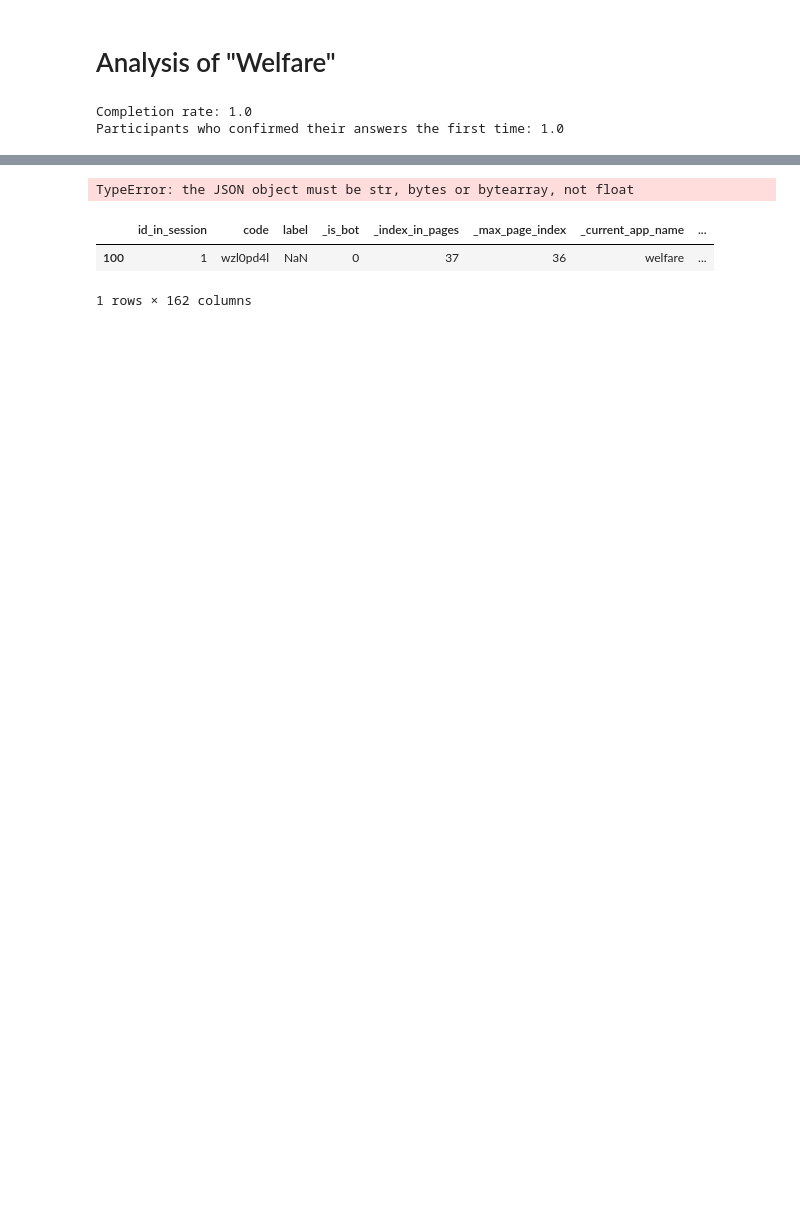
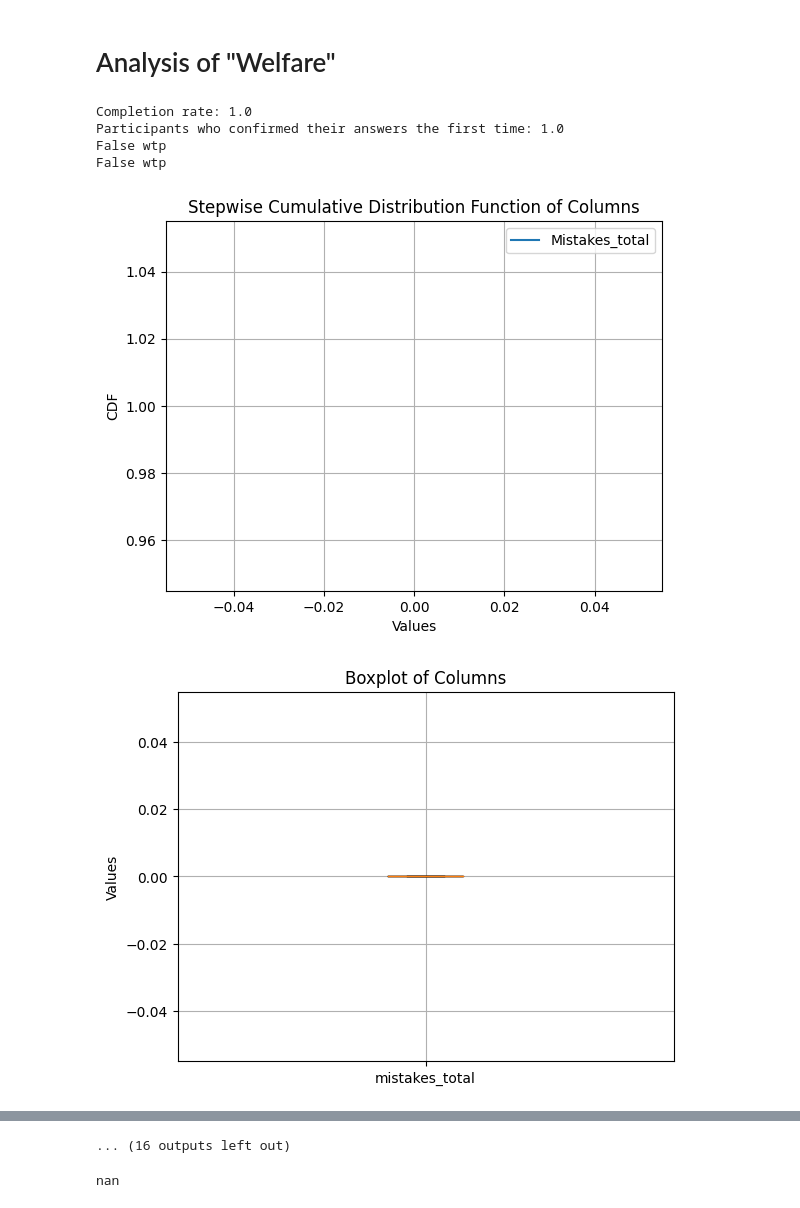
Before and after one commit to LukasBolte/Welfare2, a Jupyter notebook: data_analysis.ipynb, the cells around one changed output, grey strips where cells are left out. Saved outputs shown, nothing was run; the diff lists cells and outputs as text; code cells hidden in the pictures; blank space fills up the shorter version.

```diff
--- a/data_analysis.ipynb
+++ b/data_analysis.ipynb
@@ -93,7 +93,7 @@ data['original_first'] = data['choices_orders'].isin([1,3,6])
 for el in ['ES', 'Trad']:
     def get_wtp_bound(row):
         wtp3 = row[f'{el}_wtp3']
-        if wtp3 is None or wtp3 is np.nan:
+        if wtp3 is None or pd.isna(wtp3):
             return "WTP is None"
         cutoff = json.loads(wtp3)['cutoff']
         parts = cutoff.split(":")
@@ -334,30 +334,34 @@ for question in ['mistakes_cq1', 'mistakes_cq2', 'mistakes_cq3', 'mistakes_cq4',
 plot_and_save_scatter(data, 'Trad_wtp_point', 'ES_wtp_point', subfolder_name)
 plot_and_save_scatter_with_condition(data, 'Trad_wtp_point', 'ES_wtp_point', 'treatment', 'high', 'low', subfolder_name)
 
 
 # Select only the desired columns
 selected_columns = ['label'] + ['warhol','arkansas','experience'] + ['warholWhy','arkansasWhy','experienceWhy']
 selected_data = data[selected_columns]
 
 # Save the selected data to a CSV file in the 'subfolder'
 file_path = os.path.join(subfolder_path, 'open_ended.csv')
 selected_data.to_csv(file_path, index=False)
 
 # Select only the desired columns
 selected_columns = ['label'] +  ['feedback'] + ['feedbackDifficulty', 'feedbackUnderstanding', 'feedbackSatisfied', 'feedbackPay']
 selected_data = data[selected_columns]
 
 # Save the selected data to a CSV file in the 'subfolder'
 file_path = os.path.join(subfolder_path, 'feedback.csv')
 selected_data.to_csv(file_path, index=False)
 
 # Select only the desired columns
 selected_columns = ['label'] + ['Trad_wtp3_bounds','ES_wtp3_bounds'] + ['treatment'] + ['mistakes_total']+ ['MPLWhy']
 selected_data = data[selected_columns]
 
 # Save the selected data to a CSV file in the 'subfolder'
 file_path = os.path.join(subfolder_path, 'MPLWhy.csv')
 selected_data.to_csv(file_path, index=False)
 # %% [output]
 Completion rate: 1.0
 Participants who confirmed their answers the first time: 1.0
+False wtp
+False wtp
+[figure, added]
+[figure, added]
@@ -364,7 +377,5 @@ Participants who confirmed their answers the first time: 1.0
-TypeError: the JSON object must be str, bytes or bytearray, not float
+... (16 outputs left out)
 # %%
-data
+data['Trad_wtp3'][0]
 # %% [output]
-|  | id_in_session | code | label | _is_bot | _index_in_pages | _max_page_index | _current_app_name | ... |
-| 100 | 1 | wzl0pd4l | NaN | 0 | 37 | 36 | welfare | ... |
-1 rows × 162 columns
+nan
```
Also changed, not shown: parts of 1 cell of this notebook, 20 other files.
